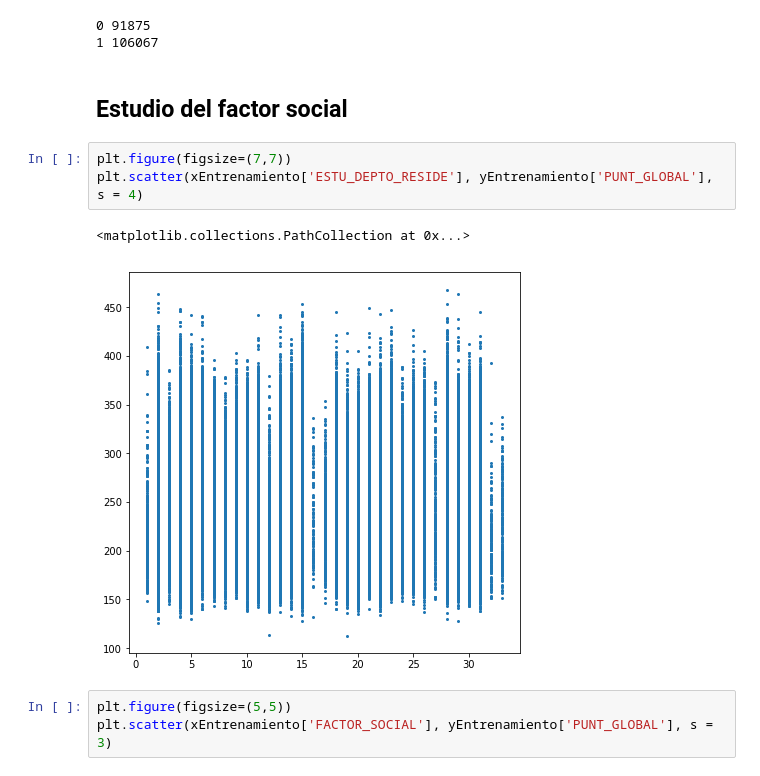
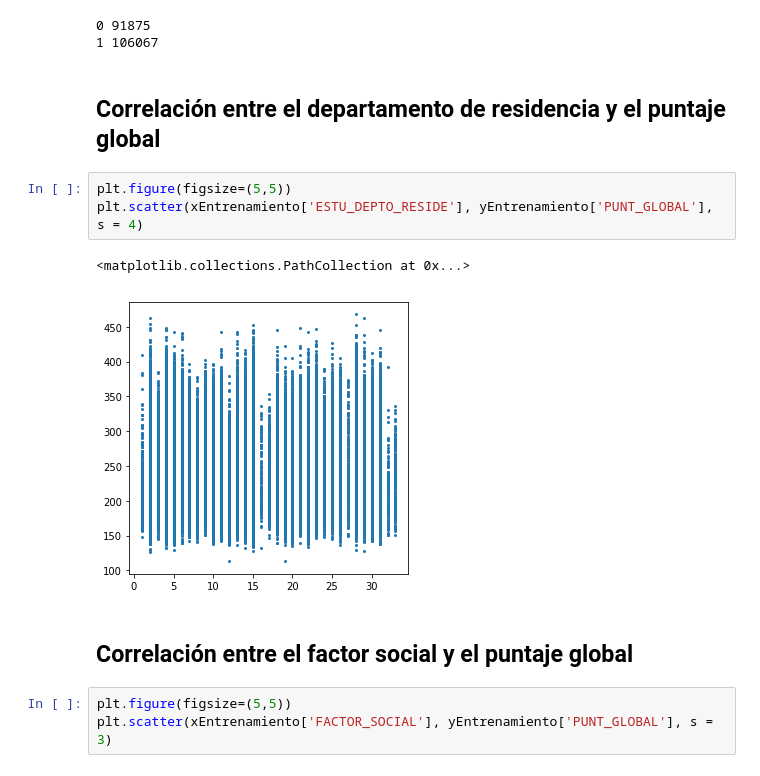
Before and after one commit to juandmantilla/Estudio-de-Factores-Sociales-Icfes, a Jupyter notebook: Analisis de Datos.ipynb, the cells around one changed output. Drawn from its saved outputs; the diff is of its cells as text.

```diff
--- a/Analisis de Datos.ipynb
+++ b/Analisis de Datos.ipynb
@@ -31,14 +36,16 @@ for i in np.unique(xEntrenamiento['ESTU_GENERO']):
 # %% [output]
 0 91875
 1 106067
-# %% [markdown]
-## Estudio del factor social
+# %% [markdown]
+## Correlación entre el departamento de residencia y el puntaje global
 # %%
-plt.figure(figsize=(7,7))
+plt.figure(figsize=(5,5))
 plt.scatter(xEntrenamiento['ESTU_DEPTO_RESIDE'], yEntrenamiento['PUNT_GLOBAL'], s = 4)
 # %% [output]
 <matplotlib.collections.PathCollection at 0x...>
-[figure, old version]
+[figure, new version]
+# %% [markdown]
+## Correlación entre el factor social y el puntaje global
 # %%
 plt.figure(figsize=(5,5))
 plt.scatter(xEntrenamiento['FACTOR_SOCIAL'], yEntrenamiento['PUNT_GLOBAL'], s = 3)
```
Also changed, not shown: parts of 7 cells of this notebook, 3 other files.
